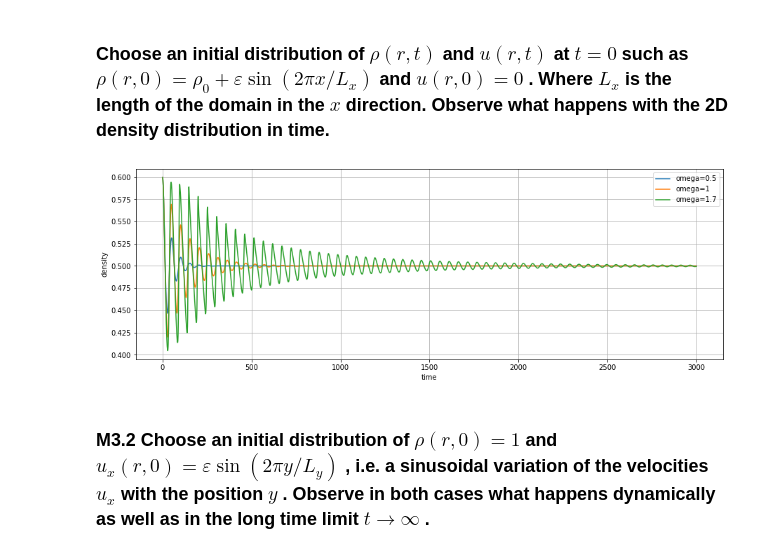
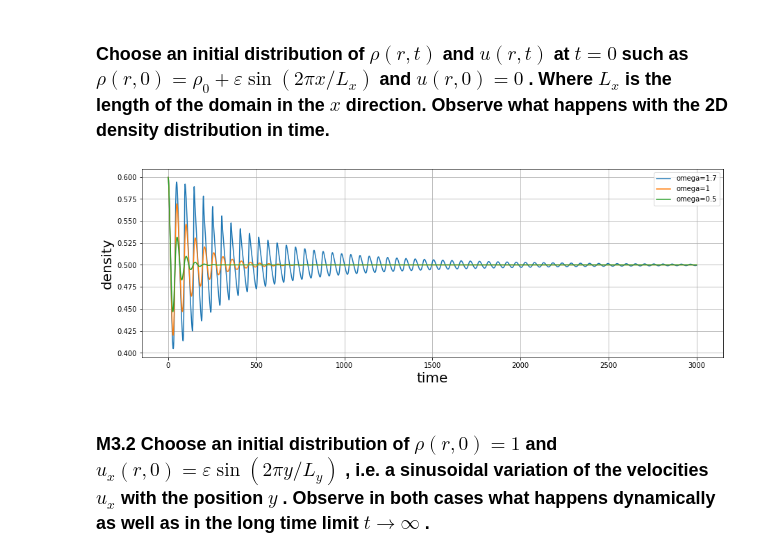
Before and after one commit to jonas27/pylbm, a Jupyter notebook: milestones/m3/m3.ipynb, the cells around one changed output. Drawn from its saved outputs; the diff is of its cells as text; code cells hidden in the pictures.

```diff
--- a/milestones/m3/m3.ipynb
+++ b/milestones/m3/m3.ipynb
@@ -8,6 +8,10 @@ epochs = 3000
 eps = 0.1
 omegas = np.arange(0.1, 1.91, 0.2).round(decimals=1)
 x_dim, y_dim = 30, 30
+
+font_size = 20
+plt.rc('axes', titlesize=font_size)
+plt.rc('axes', labelsize=font_size)
 # %% [markdown]
 ### Choose an initial distribution of  $ρ(r,t)$  and  $u(r,t)$  at  $t=0$  such as  $ρ(r,0)=ρ_0+ε \sin(2πx / L_x)$  and  $u(r,0)=0$ . Where  $L_x$  is the length of the domain in the  $x$  direction. Observe what happens with the 2D density distribution in time.
 # %%
@@ -18,7 +22,7 @@ r_mean, u_mean = 0.5, 0.0
 
 fig, ax = plt.subplots(figsize=(15,5))
 
-for o in [0.5,1,1.7]:
+for o in [1.7,1,0.5]:
     vs_emp = []
     r_xy = lbm.density_init(x_dim=x_dim, y_dim=y_dim, r_mean=r_mean, eps=0.0)
     r_xy += eps * np.sin(2.0 * np.pi / x_dim * X).T
@@ -26,34 +30,34 @@ for o in [0.5,1,1.7]:
     u_axy = lbm.local_avg_velocity_init(x_dim=x_dim, y_dim=y_dim, u_mean=u_mean, eps=0.0)
     f_cxy = lbm.f_eq(u_axy=u_axy, r_xy=r_xy)
 
     densities = []
     for e in range(epochs):
         # use max density (j dim doesn't matter)
         densities.append(r_xy[x_dim // 4, 0])
         f_cxy = lbm.stream(f_cxy=f_cxy)
         f_cxy, u_axy = lbm.collision(f_cxy=f_cxy, omega=o)
         r_xy = lbm.density(f_cxy=f_cxy)
 
     def func(x, a, b, c, d):
         return a * np.cos(b * x) * np.exp(-c * x) + d
 
     popt, pcov = curve_fit(func, np.arange(epochs), densities)
     v = popt[2] / (2 * np.pi / x_dim) ** 2
     vs_emp.append(v)
     densities = np.array(densities)
     ax.plot(np.arange(epochs),densities, label='omega='+str(o))
 
 
 ax.set_xlabel("time")
 ax.set_ylabel("density")
 # ax.set_title("Density decay, omega=0.5")
 ax.legend()
 ax.grid(True)
 lbm.save_fig(fig, 'm3-1-density-decay.pgf')
 plt.show()
 plt.close()
 # %% [output]
-[figure, old version]
+[figure, new version]
 # %% [markdown]
 ### M3.2 Choose an initial distribution of  $ρ(r,0)=1$  and  $u_x(r,0)=ε\sin(2πy / L_y)$ , i.e. a sinusoidal variation of the velocities  $u_x$  with the position  $y$ . Observe in both cases what happens dynamically as well as in the long time limit  $t→∞$ .
 # %%
```
Also changed, not shown: parts of 4 cells of this notebook, 4 other files.
